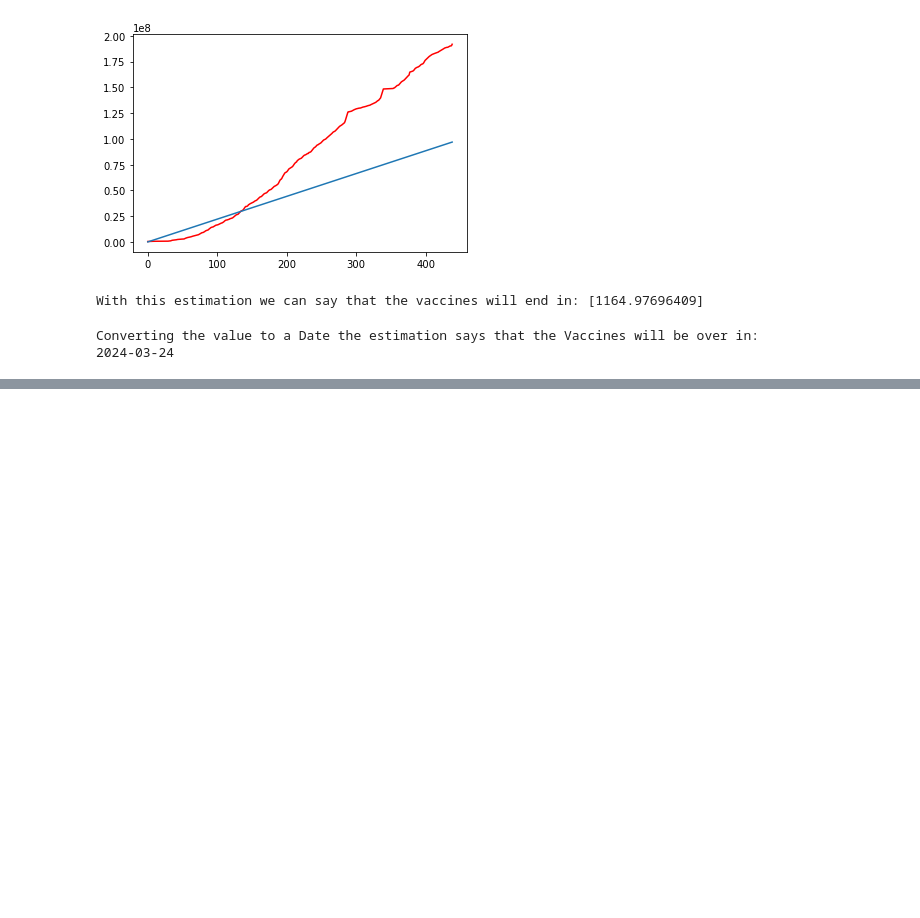
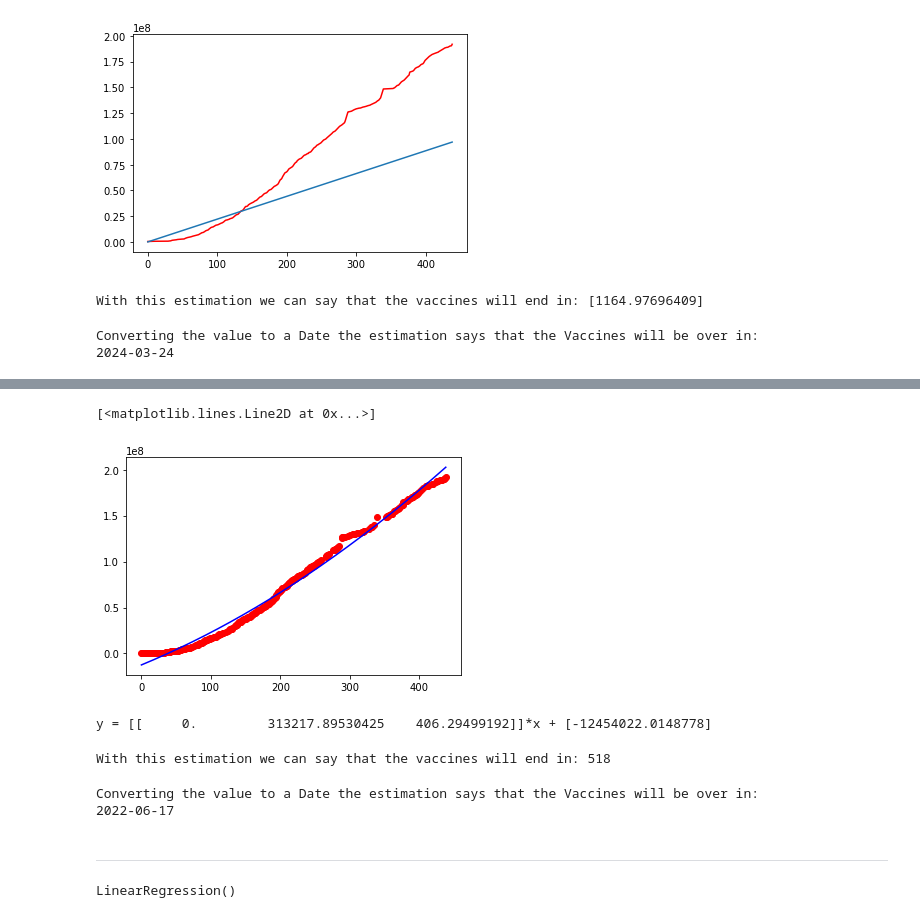
Before and after one commit to elriczero/ML-HW4-Covid-Analysis, a Jupyter notebook: Machine Learning Assignment 4 - Covid Vaccination Progress.ipynb, the cells around one changed output, grey strips where cells are left out. Drawn from its saved outputs; the diff is of its cells as text; code cells hidden in the pictures; blank space fills up the shorter version.

```diff
--- a/Machine Learning Assignment 4 - Covid Vaccination Progress.ipynb
+++ b/Machine Learning Assignment 4 - Covid Vaccination Progress.ipynb
@@ -352,0 +386,23 @@ Converting the value to a Date the estimation says that the Vaccines will be ove
+# %%
+plt.scatter(x,y,color='red')
+plt.plot(x,pilreg.predict(x_poly),color='blue')
+# %% [output]
+[<matplotlib.lines.Line2D at 0x...>]
+[figure, added]
+# %%
+print_linear_model_information(pilreg)
+# %% [output]
+y = [[     0.         313217.89530425    406.29499192]]*x + [-12454022.0148778]
+# %%
+estimadted_days_passed = estimate_numbers_of_days_needed(pilreg,degree=2)
+print('With this estimation we can say that the vaccines will end in: {}'.format(estimadted_days_passed))
+# %% [output]
+With this estimation we can say that the vaccines will end in: 518
+# %%
+end_date = start_date + pd.Timedelta(days=estimadted_days_passed)
+print('Converting the value to a Date the estimation says that the Vaccines will be over in: \n{}'.format(end_date.strftime('%Y-%m-%d')))
+# %% [output]
+Converting the value to a Date the estimation says that the Vaccines will be over in:
+2022-06-17
+# %% [markdown]
+___
@@ -352,0 +412,5 @@ Converting the value to a Date the estimation says that the Vaccines will be ove
+# %%
+pilreg=LinearRegression()
+pilreg.fit(x_poly,y)
+# %% [output]
+LinearRegression()
```
Also changed, not shown: parts of 30 cells of this notebook.
